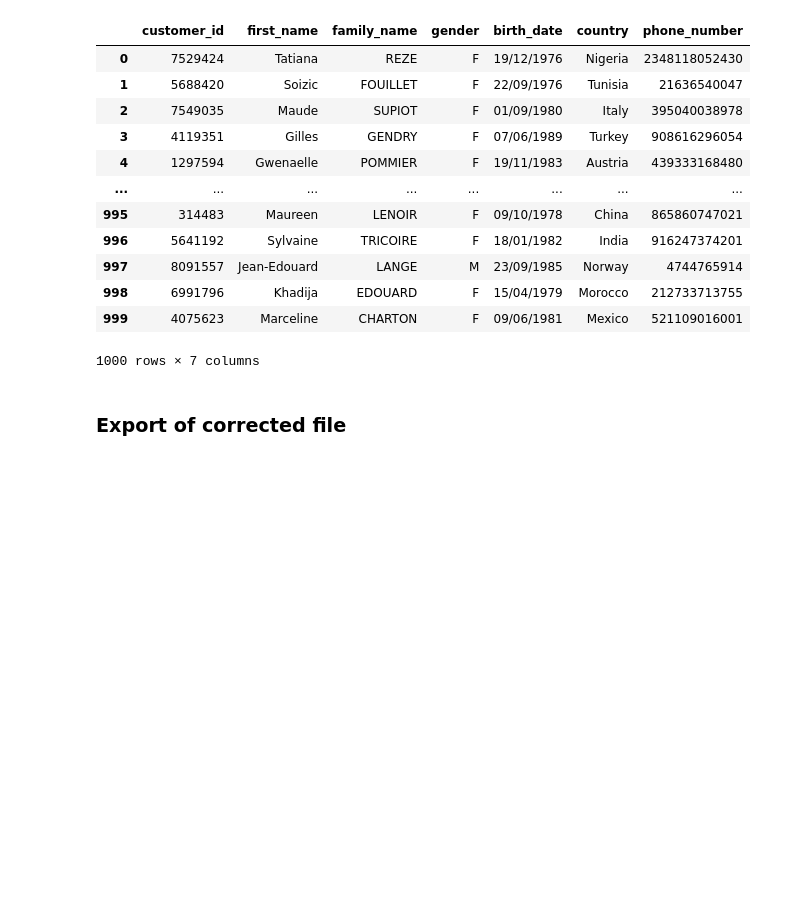
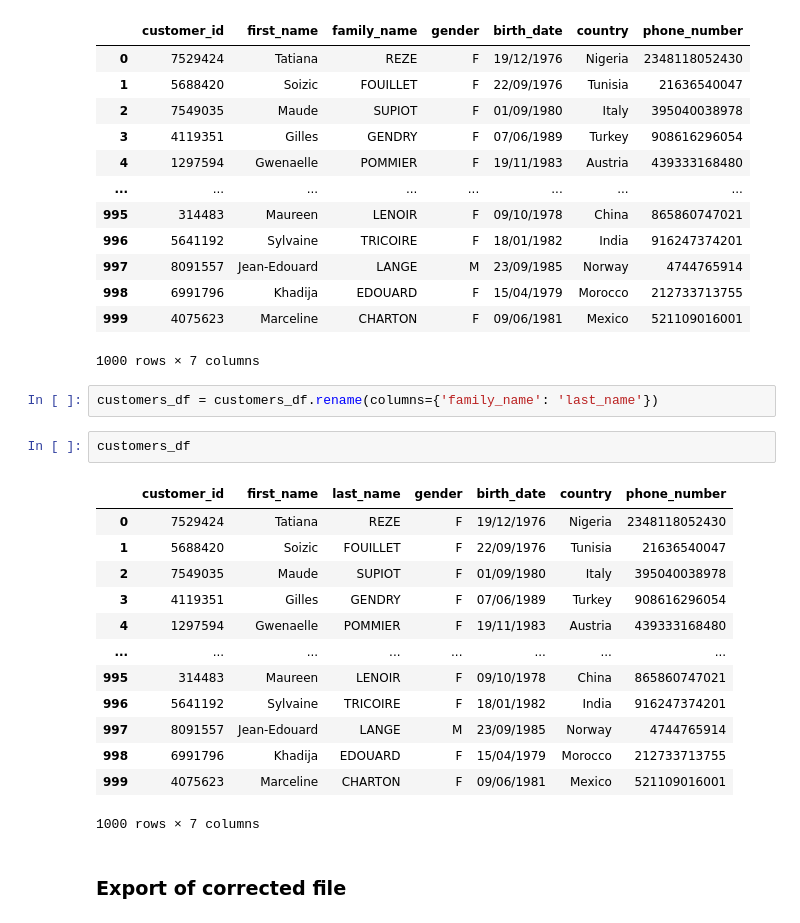
Before and after one commit to hadri96/Travel_agency_database, a Jupyter notebook: Datasets_exploration.ipynb, the cells around one changed output. Drawn from its saved outputs; the diff is of its cells as text; blank space fills up the shorter version.

```diff
--- a/Datasets_exploration.ipynb
+++ b/Datasets_exploration.ipynb
@@ -229,6 +291,24 @@ customers_df
 | 998 | 6991796 | Khadija | EDOUARD | F | 15/04/1979 | Morocco | 212733713755 |
 | 999 | 4075623 | Marceline | CHARTON | F | 09/06/1981 | Mexico | 521109016001 |
 1000 rows × 7 columns
+# %%
+customers_df = customers_df.rename(columns={'family_name': 'last_name'})
+# %%
+customers_df
+# %% [output]
+|  | customer_id | first_name | last_name | gender | birth_date | country | phone_number |
+| 0 | 7529424 | Tatiana | REZE | F | 19/12/1976 | Nigeria | 2348118052430 |
+| 1 | 5688420 | Soizic | FOUILLET | F | 22/09/1976 | Tunisia | 21636540047 |
+| 2 | 7549035 | Maude | SUPIOT | F | 01/09/1980 | Italy | 395040038978 |
+| 3 | 4119351 | Gilles | GENDRY | F | 07/06/1989 | Turkey | 908616296054 |
+| 4 | 1297594 | Gwenaelle | POMMIER | F | 19/11/1983 | Austria | 439333168480 |
+| ... | ... | ... | ... | ... | ... | ... | ... |
+| 995 | 314483 | Maureen | LENOIR | F | 09/10/1978 | China | 865860747021 |
+| 996 | 5641192 | Sylvaine | TRICOIRE | F | 18/01/1982 | India | 916247374201 |
+| 997 | 8091557 | Jean-Edouard | LANGE | M | 23/09/1985 | Norway | 4744765914 |
+| 998 | 6991796 | Khadija | EDOUARD | F | 15/04/1979 | Morocco | 212733713755 |
+| 999 | 4075623 | Marceline | CHARTON | F | 09/06/1981 | Mexico | 521109016001 |
+1000 rows × 7 columns
 # %% [markdown]
 ### **Export of corrected file**
 # %%
```
Also changed, not shown: parts of 24 cells of this notebook, 9 other files.
